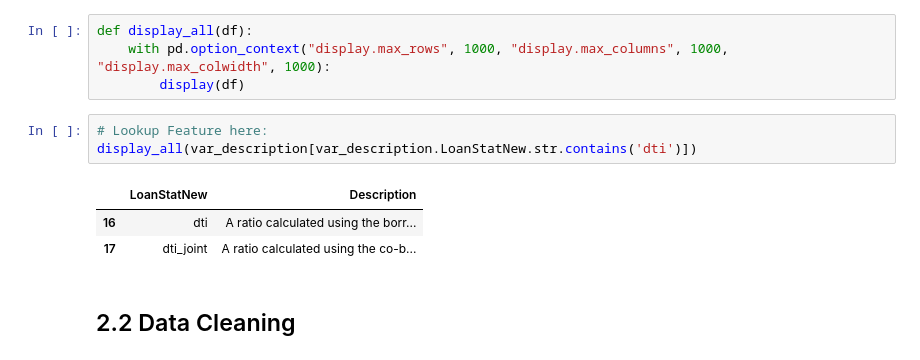
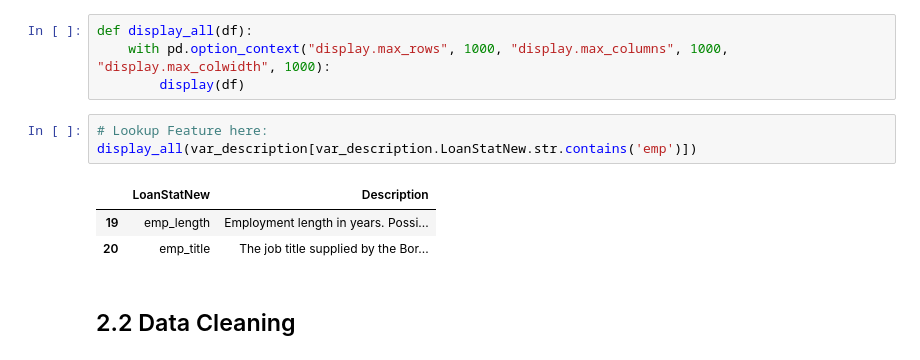
Before and after one commit to nikita-yatchenko/lending_club_project, a Jupyter notebook: lending_club_accepted_loan_analysis.ipynb, the cells around one changed output. Saved outputs shown, nothing was run; the diff lists cells and outputs as text.

```diff
--- a/lending_club_accepted_loan_analysis.ipynb
+++ b/lending_club_accepted_loan_analysis.ipynb
@@ -103,11 +105,11 @@ def display_all(df):
         display(df)
 # %%
 # Lookup Feature here:
-display_all(var_description[var_description.LoanStatNew.str.contains('dti')])
+display_all(var_description[var_description.LoanStatNew.str.contains('emp')])
 # %% [output]
 |  | LoanStatNew | Description |
-| 16 | dti | A ratio calculated using the borr... |
-| 17 | dti_joint | A ratio calculated using the co-b... |
+| 19 | emp_length | Employment length in years. Possi... |
+| 20 | emp_title | The job title supplied by the Bor... |
 # %% [markdown]
 ## 2.2 Data Cleaning
 # %% [markdown]
```
Also changed, not shown: parts of 73 cells of this notebook.
